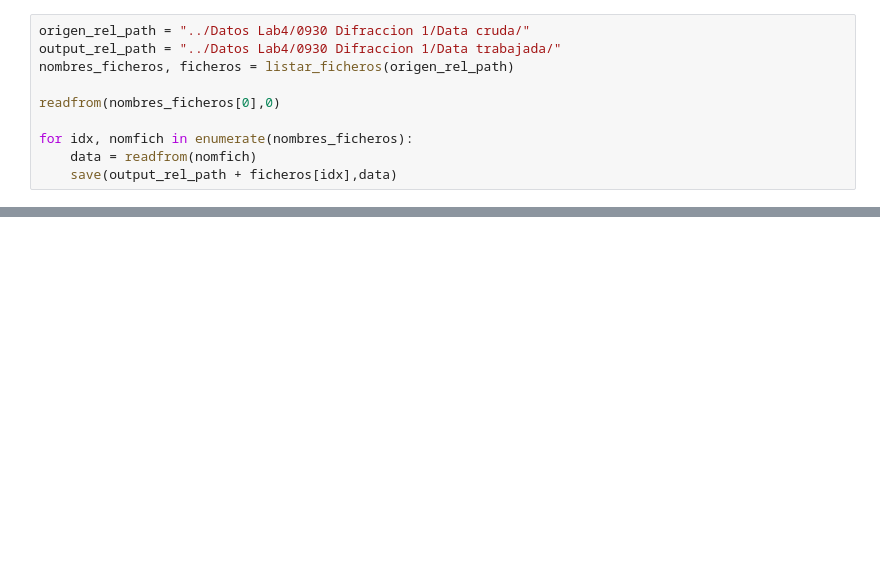
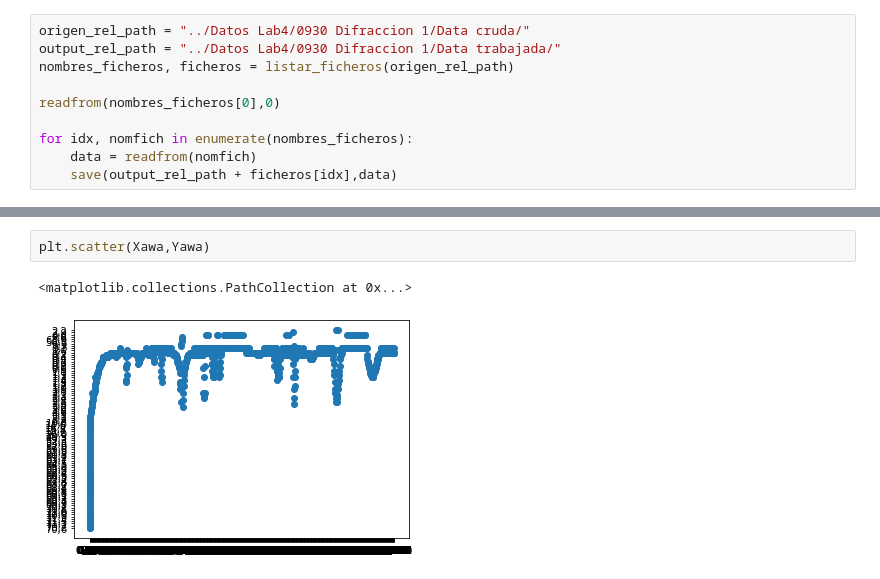
Before and after one commit to fbientrigo/lab_fisica, a Jupyter notebook: Convierte Raw Data de Pasco/main.ipynb, the cells around one changed output, grey strips where cells are left out. Drawn from its saved outputs; the diff is of its cells as text; blank space fills up the shorter version.

```diff
--- a/Convierte Raw Data de Pasco/main.ipynb
+++ b/Convierte Raw Data de Pasco/main.ipynb
@@ -54,0 +102,5 @@ for idx, nomfich in enumerate(nombres_ficheros):
+# %%
+plt.scatter(Xawa,Yawa)
+# %% [output]
+<matplotlib.collections.PathCollection at 0x...>
+[figure, added]
```
Also changed, not shown: parts of 9 cells of this notebook.
